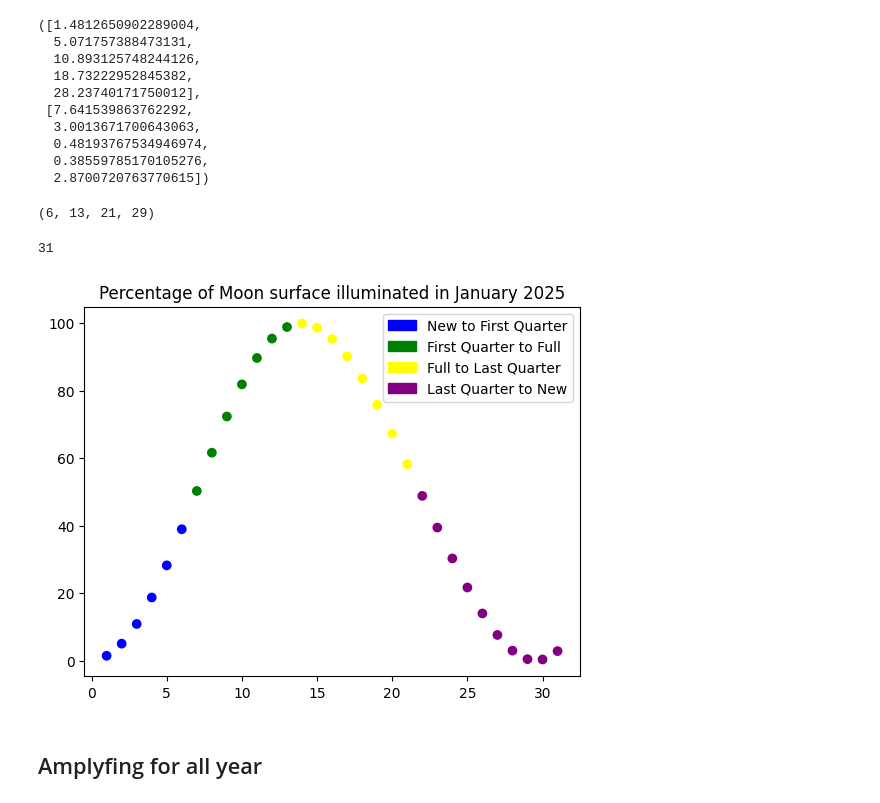
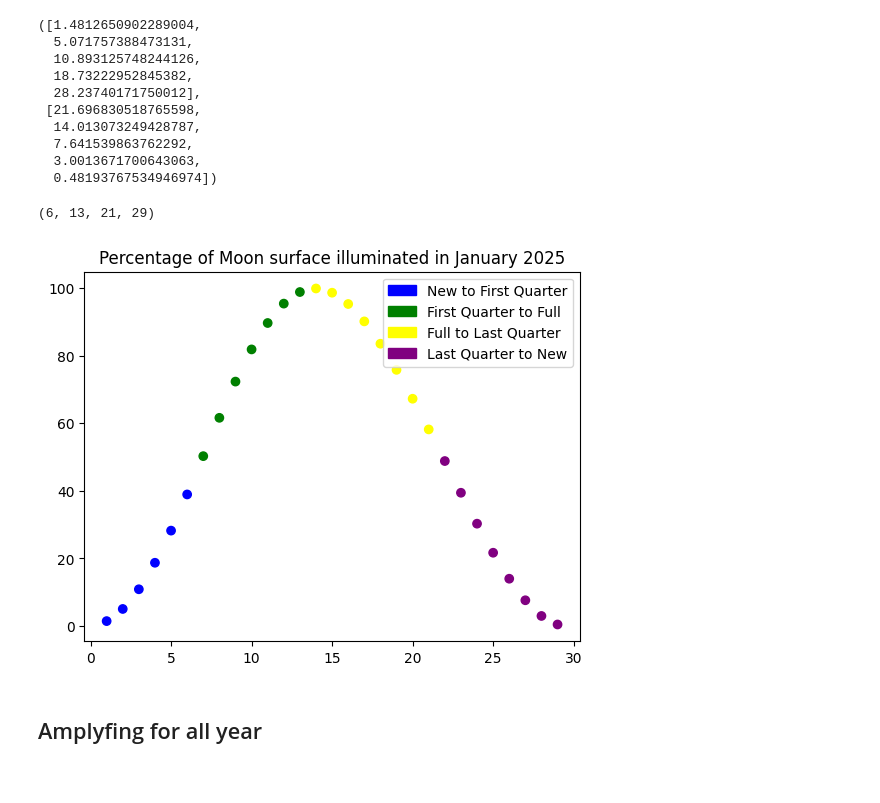
Before and after one commit to pdrzxzz/moon-phases, a Jupyter notebook: Moon_Phases.ipynb, the cells around one changed output. Cells and saved outputs as stored; diff of their text form; code cells hidden in the pictures.

```diff
--- a/Moon_Phases.ipynb
+++ b/Moon_Phases.ipynb
@@ -22,4 +11,6 @@ import matplotlib.pyplot as plt
 from datetime import date, datetime
+# %%
+YEAR = '2025'
 # %%
 now = ephem.Date(datetime.utcnow())
 print(now)
@@ -36,8 +28,8 @@ moon.moon_phase
 # %%
-# Track moon data from January 2025
+# Track moon data from January of YEAR
 illumination_percentages = []
-for i in range (1, 32):
-  moon.compute(f'2025/1/{i}')
+for i in range (1, 30):
+  moon.compute(f'{YEAR}/1/{i}')
   illumination_percentages.append(moon.moon_phase*100)
 illumination_percentages[:5], illumination_percentages[-5:]
 # %% [output]
@@ -46,34 +38,37 @@ illumination_percentages[:5], illumination_percentages[-5:]
   10.893125748244126,
   18.73222952845382,
   28.23740171750012],
- [7.641539863762292,
+ [21.696830518765598,
+  14.013073249428787,
+  7.641539863762292,
   3.0013671700643063,
-  0.48193767534946974,
-  0.38559785170105276,
-  2.8700720763770615])
+  0.48193767534946974])
 # %%
+# Retrive the days of moon phase events in January of YEAR
+
 # Retrieve the day of the next first quarter moon
-first_quarter_moon = ephem.next_first_quarter_moon('2025')
+first_quarter_moon = ephem.next_first_quarter_moon(YEAR)
 first_quarter_moon_day = int(first_quarter_moon.triple()[2])
 
 # Retrieve the day of the next full moon
-full_moon = ephem.next_full_moon('2025')
+full_moon = ephem.next_full_moon(YEAR)
 full_moon_day = int(full_moon.triple()[2])
 
 # Retrieve the day of the next full moon
-last_quarter_moon = ephem.next_last_quarter_moon('2025')
+last_quarter_moon = ephem.next_last_quarter_moon(YEAR)
 last_quarter_moon_day = int(last_quarter_moon.triple()[2])
 
 # Retrieve the day of the next full moon
-new_moon = ephem.next_new_moon('2025')
+new_moon = ephem.next_new_moon(YEAR)
 new_moon_day = int(new_moon.triple()[2])
 
 first_quarter_moon_day, full_moon_day, last_quarter_moon_day, new_moon_day
 # %% [output]
 (6, 13, 21, 29)
 # %%
+
 colors = []
-for day in range(1, 32):
+for day in range(1, 30):
   if(day <= first_quarter_moon_day):
     colors.append('blue')
     continue
@@ -84,26 +79,21 @@ for day in range(1, 32):
     colors.append('yellow')
     continue
   colors.append('purple')
-len(colors)
-# %% [output]
-31
 # %%
-import matplotlib.patches as mpatches
-
-plt.scatter(range(1, 32), illumination_percentages, c=colors)
-plt.title("Percentage of Moon surface illuminated in January 2025")
+plt.scatter(range(1, 30), illumination_percentages, c=colors)
+plt.title(f"Percentage of Moon surface illuminated in January {YEAR}")
 # for day in [first_quarter_moon_day, full_moon_day, last_quarter_moon_day]:
 #   moon.compute(day)
 #   plt.vlines(day, 0, illumination_percentages[day-1], color='black')
 # plt.vlines(new_moon_day, illumination_percentages[new_moon_day-1], 1, color='black')
 legends = [mpatches.Patch(color='blue', label='New to First Quarter'),
            mpatches.Patch(color='green', label='First Quarter to Full'),
            mpatches.Patch(color='yellow', label='Full to Last Quarter'),
            mpatches.Patch(color='purple', label='Last Quarter to New')]
 plt.legend(handles=legends)
 plt.show()
 # %% [output]
-[figure, old version]
+[figure, new version]
 # %% [markdown]
 ## Amplyfing for all year
 # %%
```
Also changed, not shown: parts of 14 cells of this notebook.
